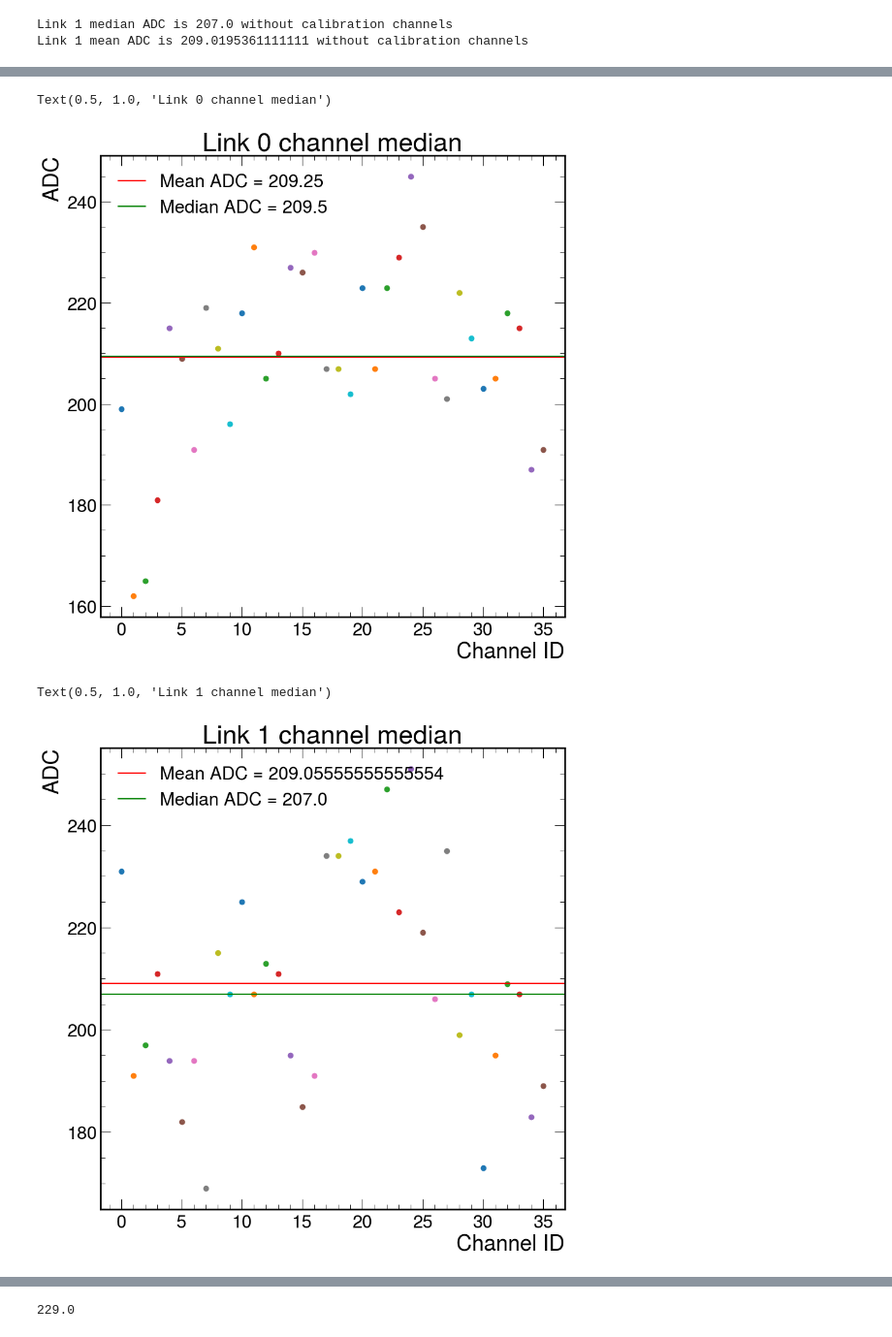
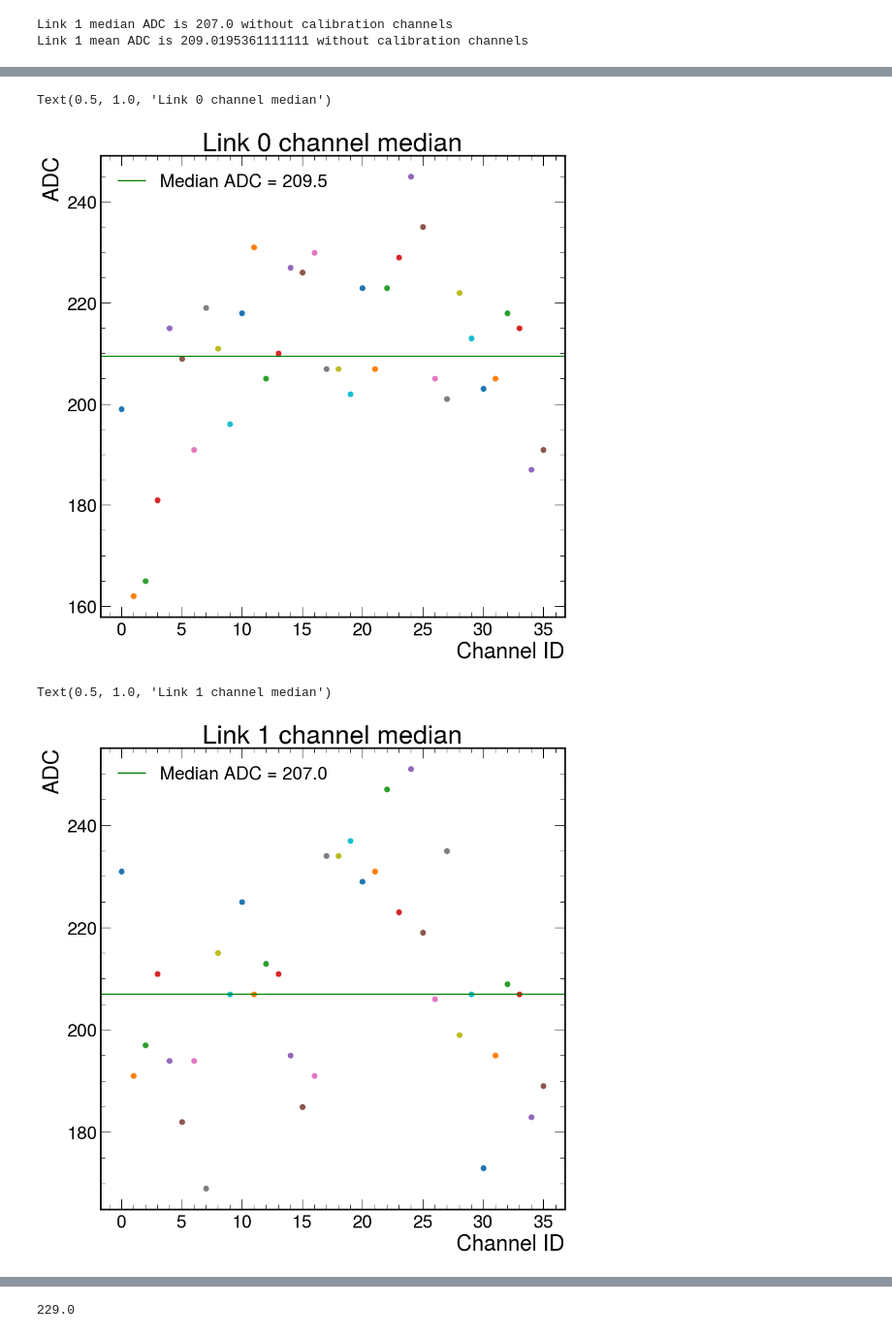
Before and after one commit to rodr1001/my_code, a Jupyter notebook: ldmx/hgcroc/pedestal_data/data/pedestal_ana.ipynb, the cells around one changed output, grey strips where cells are left out. Shown at 97% size. Saved outputs shown, nothing was run; the diff lists cells and outputs as text; code cells hidden in the pictures.

```diff
--- a/ldmx/hgcroc/pedestal_data/data/pedestal_ana.ipynb
+++ b/ldmx/hgcroc/pedestal_data/data/pedestal_ana.ipynb
@@ -121,16 +109,16 @@ Text(0.5, 1.0, 'Link 1')
 # %%
 l0_ch_med = [] #the median ADC of each channel, in order from 0 to 35
-l0_ch_stddev = []
+#l0_ch_stddev = []
 for i in range(36):
     median = link_0_norm[link_0_norm['channel'] == str(i)]['adc'].median()
-    ch_stddev = link_0_norm[link_0_norm['channel'] == str(i)]['adc'].std()
+    #ch_stddev = link_0_norm[link_0_norm['channel'] == str(i)]['adc'].std()
 
     plt.scatter(x = i, y = median )
     l0_ch_med.append(median)
-    l0_ch_stddev.append(ch_stddev)
+    #l0_ch_stddev.append(ch_stddev)
 link_0_median= np.median(l0_ch_med) #median of the median ADC list
-link_0_mean = np.mean(l0_ch_med)
-plt.axhline(y=link_0_mean, color='r', label ="Mean ADC = " + str(link_0_mean))
+#link_0_mean = np.mean(l0_ch_med)
+#plt.axhline(y=link_0_mean, color='r', label ="Mean ADC = " + str(link_0_mean))
 plt.axhline(y=link_0_median, color='g', label = "Median ADC = " + str(link_0_median))
 plt.legend(loc="upper left")
 plt.xlabel("Channel ID")
@@ -138,27 +126,28 @@ plt.ylabel("ADC")
 plt.title("Link 0 channel median")
 # %% [output]
 Text(0.5, 1.0, 'Link 0 channel median')
-[figure, old version]
+[figure, new version]
 # %%
 l1_ch_med = [] #the median ADC of each channel, in order from 0 to 35
-l1_ch_stddev = []
+#l1_ch_stddev = []
 for i in range(36):
     median = link_1_norm[link_1_norm['channel'] == str(i)]['adc'].median()
     #if median <= 207:
         #print("CH_"+str(i)+ " has median lower than 207")
     #ch_stddev = link_1_norm[link_1_norm['channel'] == str(i)]['adc'].std()
 
     plt.scatter(x = i, y = median )
     l1_ch_med.append(median)
     #l1_ch_stddev.append(ch_stddev)
 link_1_median= np.median(l1_ch_med) #median of the median ADC list
-link_1_mean = np.mean(l1_ch_med)
-plt.axhline(y=link_1_mean, color='r', label ="Mean ADC = " + str(link_1_mean))
+#link_1_mean = np.mean(l1_ch_med)
+#plt.axhline(y=link_1_mean, color='r', label ="Mean ADC = " + str(link_1_mean))
 plt.axhline(y=link_1_median, color='g', label = "Median ADC = " + str(link_1_median))
+
 plt.legend(loc="upper left")
 plt.xlabel("Channel ID")
 plt.ylabel("ADC")
 plt.title("Link 1 channel median")
 # %% [output]
 Text(0.5, 1.0, 'Link 1 channel median')
-[figure, old version]
+[figure, new version]
```
Also changed, not shown: parts of 66 cells of this notebook, 3 other files.
